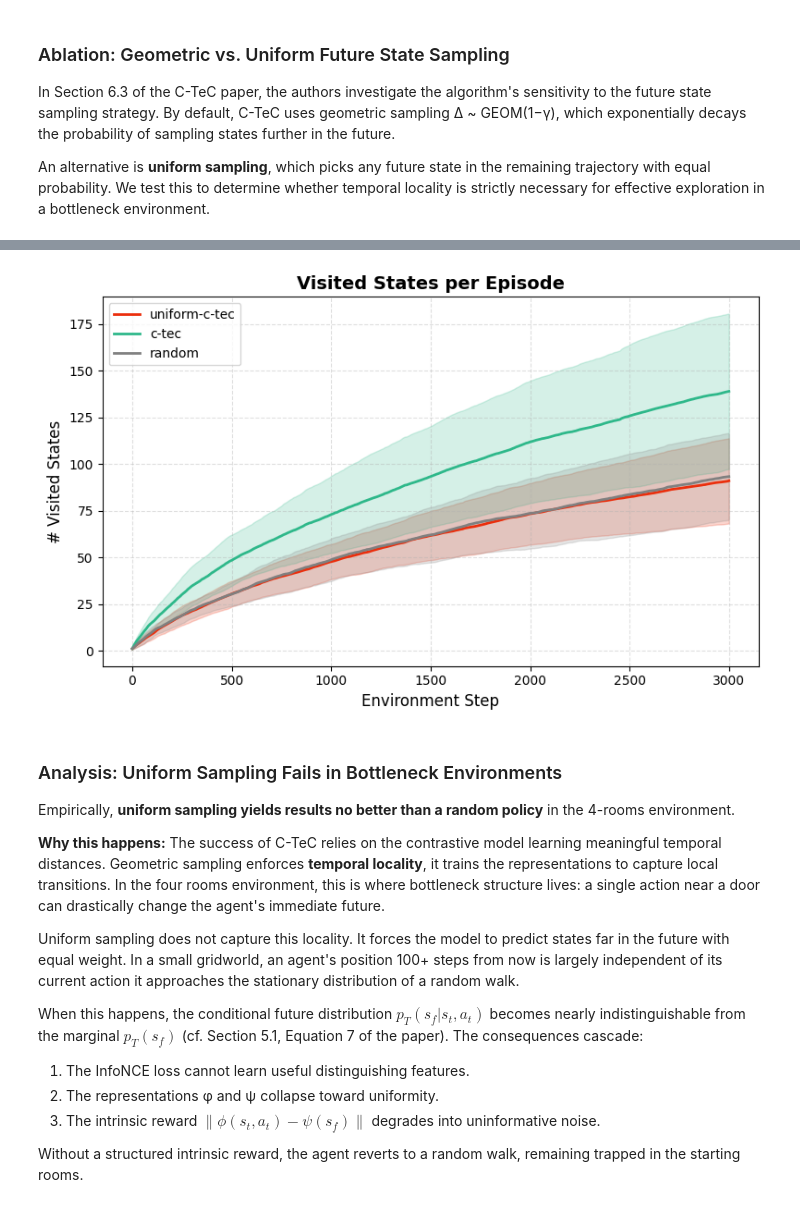
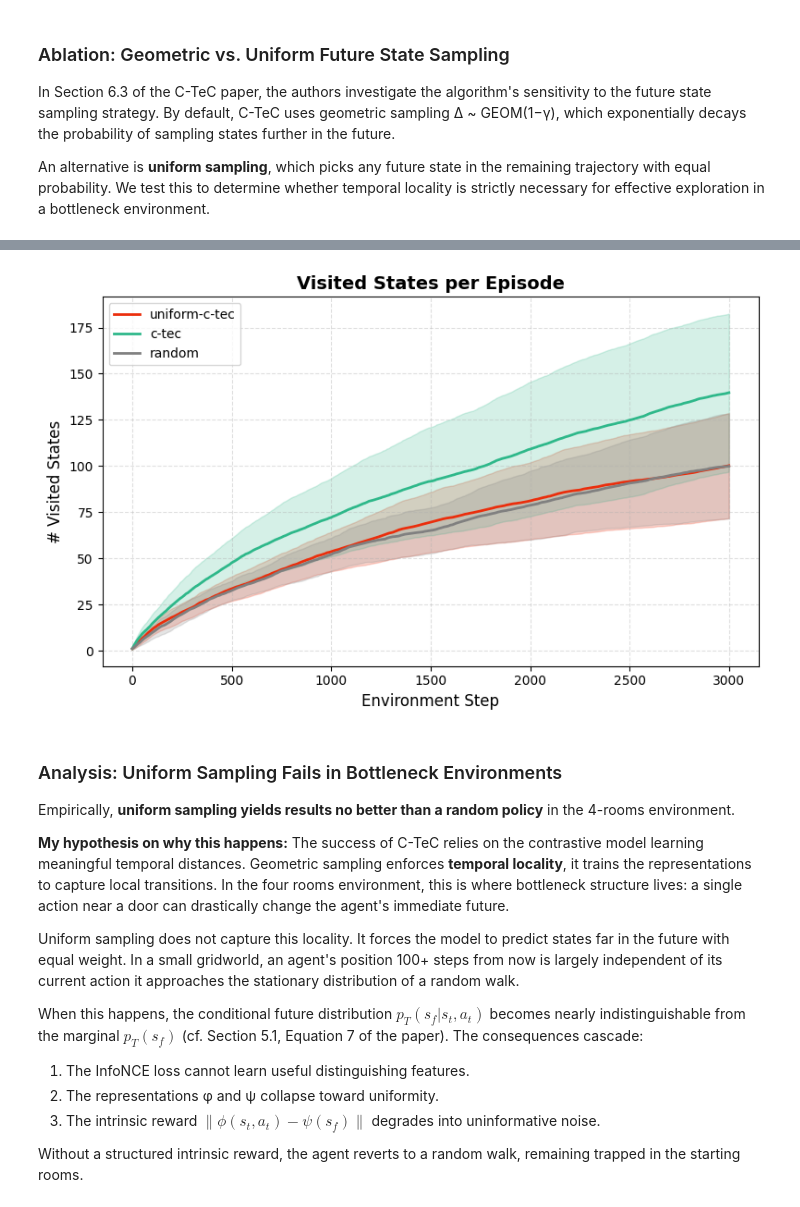
Before and after one commit to LSNoor/C-TeC, a Jupyter notebook: demo.ipynb, the cells around one changed output, grey strips where cells are left out. Saved outputs shown, nothing was run; the diff lists cells and outputs as text; code cells hidden in the pictures.

```diff
--- a/demo.ipynb
+++ b/demo.ipynb
@@ -89,9 +95,7 @@ num_episodes = 50
 
 random_policy = get_policy(state_dim=STATE_DIM, action_dim=ACTION_DIM, method="random", device=device)
 
-evaluation_env = make_env(seed=seed, max_steps=10000)
+random_logger, random_stats = run_evaluation(method="random", policy=random_policy, num_episodes=num_episodes, env=env, seed=seed, save=False)
 
-random_evaluation_logger, random_evaluation_stats = run_evaluation(method="random", policy=random_policy, num_episodes=num_episodes, env=evaluation_env, seed=seed, save=False)
-
-random_trajectory_buffer = random_evaluation_stats["trajectory_buffer"]
+random_trajectory_buffer = random_stats["trajectory_buffer"]
 # %% [output]
@@ -145,9 +167,9 @@ from c_tec.utils.visualization import plot_cumulative_coverage_comparison
 
 c_tec_evaluation_logger, c_tec_evaluation_stats = run_evaluation(method="c-tec", policy=c_tec_policy, num_episodes=50, env=evaluation_env, seed=seed, save=False, from_checkpoint=False)
 
-c_tec_trajectory_buffer = c_tec_evaluation_stats["trajectory_buffer"]
+c_tec_evaluation_trajectory_buffer = c_tec_evaluation_stats["trajectory_buffer"]
 
-buffers = {"random": random_trajectory_buffer, "c-tec": c_tec_trajectory_buffer}
+buffers = {"random": random_trajectory_buffer, "c-tec": c_tec_evaluation_trajectory_buffer}
 
 plot_cumulative_coverage_comparison(buffers)
 # %% [output]
@@ -225,2 +232,18 @@ To evaluate the exploration capabilities of C-TeC, we compare it against a basel
 
 The heatmaps below visualize the **probability estimate of a specific cell being reached** during evaluation (averaged over 10 episodes). In a bottleneck environment like the 4-rooms grid, a naive policy will typically bounce around locally and fail to navigate through the narrow doors. We expect C-TeC's intrinsic reward to drive the agent through these bottlenecks to achieve uniform state coverage.
+# %%
+from c_tec.utils.visualization import plot_heatmap_of_position
+
+import logging
+
+logging.basicConfig(level=logging.DEBUG)
+
+env = make_env(seed=seed, max_steps=3000)
+
+random_evaluation_logger, random_evaluation_stats = run_evaluation(method="random", policy=random_policy, env=env,
+                                                                   seed=seed, save=False, num_episodes=10,
+                                                                   evaluate_multiple_seeds=False, from_checkpoint=False)
+
+c_tec_evaluation_logger, c_tec_evaluation_stats = run_evaluation(method="c-tec", policy=c_tec_policy, env=env,
+                                                                 seed=seed, save=False, num_episodes=10,
+                                                                 evaluate_multiple_seeds=False, from_checkpoint=False)
@@ -328,5 +360,5 @@ UNIFORM_C_TEC_CONFIG_PATH = "demo/c-tec_uniform_config.yaml"
 UNIFORM_C_TEC_CONFIG = get_config(UNIFORM_C_TEC_CONFIG_PATH)
 uniform_c_tec_policy = get_policy(state_dim=STATE_DIM, action_dim=ACTION_DIM, method="c-tec", CONFIG=UNIFORM_C_TEC_CONFIG, device=device)
 
-uniform_c_tec_trajectory_buffer, uniform_c_tec_train_logger = run_training(method="c-tec", env=env, seed=seed, policy=uniform_c_tec_policy, num_episodes=UNIFORM_C_TEC_CONFIG.env.num_episodes, save=False, log_interval=10)
+uniform_c_tec_train_logger,uniform_c_tec_stats  = run_training(method="c-tec", env=env, seed=seed, policy=uniform_c_tec_policy, num_episodes=UNIFORM_C_TEC_CONFIG.env.num_episodes, save=False, log_interval=10)
 # %% [output]
@@ -345,14 +377,16 @@ uniform_c_tec_trajectory_buffer, uniform_c_tec_train_logger = run_training(metho
 # %%
+uniform_c_tec_trajectory_buffer=uniform_c_tec_stats["trajectory_buffer"]
+
 buffers = {"uniform-c-tec": uniform_c_tec_trajectory_buffer, "c-tec": c_tec_trajectory_buffer, "random": random_trajectory_buffer}
 plot_cumulative_coverage_comparison(buffers)
 # %% [output]
-[figure, old version]
+[figure, new version]
 # %% [markdown]
 ### Analysis: Uniform Sampling Fails in Bottleneck Environments
 
 Empirically, **uniform sampling yields results no better than a random policy** in the 4-rooms environment.
 
-**Why this happens:** The success of C-TeC relies on the contrastive model learning meaningful temporal distances. Geometric sampling enforces **temporal locality**, it trains the representations to capture local transitions. In the four rooms environment, this is where bottleneck structure lives: a single action near a door can drastically change the agent's immediate future.
+**My hypothesis on why this happens:** The success of C-TeC relies on the contrastive model learning meaningful temporal distances. Geometric sampling enforces **temporal locality**, it trains the representations to capture local transitions. In the four rooms environment, this is where bottleneck structure lives: a single action near a door can drastically change the agent's immediate future.
 
 Uniform sampling does not capture this locality. It forces the model to predict states far in the future with equal weight. In a small gridworld, an agent's position 100+ steps from now is largely independent of its current action it approaches the stationary distribution of a random walk.
 
```
Also changed, not shown: parts of 40 cells of this notebook, 6 other files.
